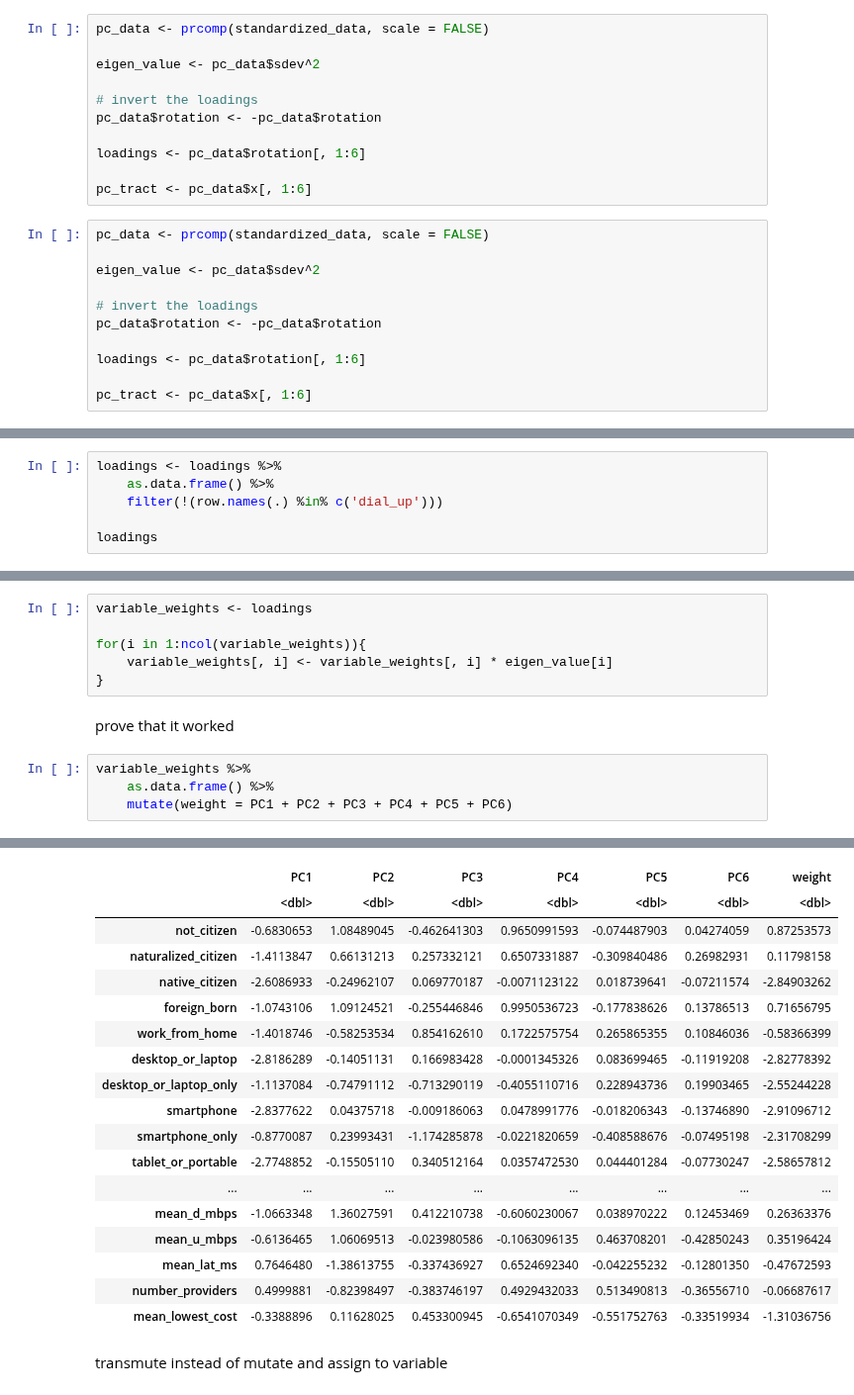
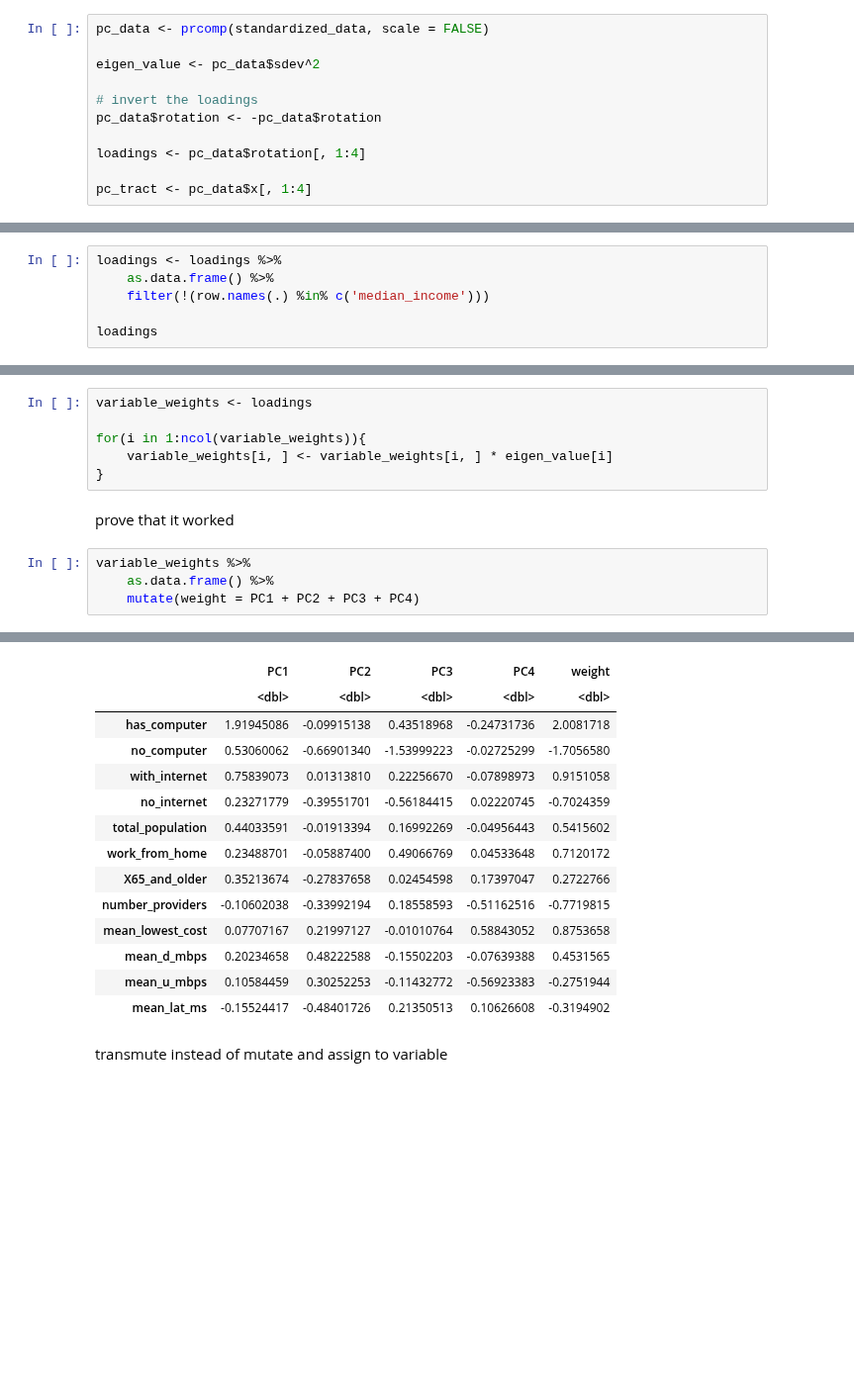
Before and after one commit to nicholasptran/eastern-washington-digital-equity, a Jupyter notebook: notebooks/pc.ipynb, the cells around one changed output, grey strips where cells are left out. Shown at 99% size. Cells and saved outputs as stored; diff of their text form; blank space fills up the shorter version.

Commit message:
changed the data and fixed index logic

```diff
--- a/notebooks/pc.ipynb
+++ b/notebooks/pc.ipynb
@@ -28,17 +26,6 @@ eigen_value <- pc_data$sdev^2
 # invert the loadings
 pc_data$rotation <- -pc_data$rotation
 
-loadings <- pc_data$rotation[, 1:6]
+loadings <- pc_data$rotation[, 1:4]
 
-pc_tract <- pc_data$x[, 1:6]
+pc_tract <- pc_data$x[, 1:4]
-# %%
-pc_data <- prcomp(standardized_data, scale = FALSE)
-
-eigen_value <- pc_data$sdev^2
-
-# invert the loadings
-pc_data$rotation <- -pc_data$rotation
-
-loadings <- pc_data$rotation[, 1:6]
-
-pc_tract <- pc_data$x[, 1:6]
@@ -105,7 +117,7 @@ print(threshold)
 # %%
 loadings <- loadings %>%
     as.data.frame() %>%
-    filter(!(row.names(.) %in% c('dial_up')))
+    filter(!(row.names(.) %in% c('median_income')))
 
 loadings
 # %% [output]
@@ -147,12 +162,12 @@ multiply eigen vectors by eigen values
 variable_weights <- loadings
 
 for(i in 1:ncol(variable_weights)){
-    variable_weights[, i] <- variable_weights[, i] * eigen_value[i]
+    variable_weights[i, ] <- variable_weights[i, ] * eigen_value[i]
 }
 # %% [markdown]
 prove that it worked
 # %%
 variable_weights %>%
     as.data.frame() %>%
-    mutate(weight = PC1 + PC2 + PC3 + PC4 + PC5 + PC6)
+    mutate(weight = PC1 + PC2 + PC3 + PC4)
 # %% [output]
@@ -160,21 +175,17 @@ A data.frame: 26 × 7
-|  | PC1 | PC2 | PC3 | PC4 | PC5 | PC6 | weight |
-|  | <dbl> | <dbl> | <dbl> | <dbl> | <dbl> | <dbl> | <dbl> |
-| not_citizen | -0.6830653 | 1.08489045 | -0.462641303 | 0.9650991593 | -0.074487903 | 0.04274059 | 0.87253573 |
-| naturalized_citizen | -1.4113847 | 0.66131213 | 0.257332121 | 0.6507331887 | -0.309840486 | 0.26982931 | 0.11798158 |
-| native_citizen | -2.6086933 | -0.24962107 | 0.069770187 | -0.0071123122 | 0.018739641 | -0.07211574 | -2.84903262 |
-| foreign_born | -1.0743106 | 1.09124521 | -0.255446846 | 0.9950536723 | -0.177838626 | 0.13786513 | 0.71656795 |
-| work_from_home | -1.4018746 | -0.58253534 | 0.854162610 | 0.1722575754 | 0.265865355 | 0.10846036 | -0.58366399 |
-| desktop_or_laptop | -2.8186289 | -0.14051131 | 0.166983428 | -0.0001345326 | 0.083699465 | -0.11919208 | -2.82778392 |
-| desktop_or_laptop_only | -1.1137084 | -0.74791112 | -0.713290119 | -0.4055110716 | 0.228943736 | 0.19903465 | -2.55244228 |
-| smartphone | -2.8377622 | 0.04375718 | -0.009186063 | 0.0478991776 | -0.018206343 | -0.13746890 | -2.91096712 |
-| smartphone_only | -0.8770087 | 0.23993431 | -1.174285878 | -0.0221820659 | -0.408588676 | -0.07495198 | -2.31708299 |
-| tablet_or_portable | -2.7748852 | -0.15505110 | 0.340512164 | 0.0357472530 | 0.044401284 | -0.07730247 | -2.58657812 |
-| ... | ... | ... | ... | ... | ... | ... | ... |
-| mean_d_mbps | -1.0663348 | 1.36027591 | 0.412210738 | -0.6060230067 | 0.038970222 | 0.12453469 | 0.26363376 |
-| mean_u_mbps | -0.6136465 | 1.06069513 | -0.023980586 | -0.1063096135 | 0.463708201 | -0.42850243 | 0.35196424 |
-| mean_lat_ms | 0.7646480 | -1.38613755 | -0.337436927 | 0.6524692340 | -0.042255232 | -0.12801350 | -0.47672593 |
-| number_providers | 0.4999881 | -0.82398497 | -0.383746197 | 0.4929432033 | 0.513490813 | -0.36556710 | -0.06687617 |
-| mean_lowest_cost | -0.3388896 | 0.11628025 | 0.453300945 | -0.6541070349 | -0.551752763 | -0.33519934 | -1.31036756 |
+|  | PC1 | PC2 | PC3 | PC4 | weight |
+|  | <dbl> | <dbl> | <dbl> | <dbl> | <dbl> |
+| has_computer | 1.91945086 | -0.09915138 | 0.43518968 | -0.24731736 | 2.0081718 |
+| no_computer | 0.53060062 | -0.66901340 | -1.53999223 | -0.02725299 | -1.7056580 |
+| with_internet | 0.75839073 | 0.01313810 | 0.22256670 | -0.07898973 | 0.9151058 |
+| no_internet | 0.23271779 | -0.39551701 | -0.56184415 | 0.02220745 | -0.7024359 |
+| total_population | 0.44033591 | -0.01913394 | 0.16992269 | -0.04956443 | 0.5415602 |
+| work_from_home | 0.23488701 | -0.05887400 | 0.49066769 | 0.04533648 | 0.7120172 |
+| X65_and_older | 0.35213674 | -0.27837658 | 0.02454598 | 0.17397047 | 0.2722766 |
+| number_providers | -0.10602038 | -0.33992194 | 0.18558593 | -0.51162516 | -0.7719815 |
+| mean_lowest_cost | 0.07707167 | 0.21997127 | -0.01010764 | 0.58843052 | 0.8753658 |
+| mean_d_mbps | 0.20234658 | 0.48222588 | -0.15502203 | -0.07639388 | 0.4531565 |
+| mean_u_mbps | 0.10584459 | 0.30252253 | -0.11432772 | -0.56923383 | -0.2751944 |
+| mean_lat_ms | -0.15524417 | -0.48401726 | 0.21350513 | 0.10626608 | -0.3194902 |
 # %% [markdown]
 transmute instead of mutate and assign to variable
 # %%
```
Also changed, not shown: parts of 19 cells of this notebook, 27 other files.
